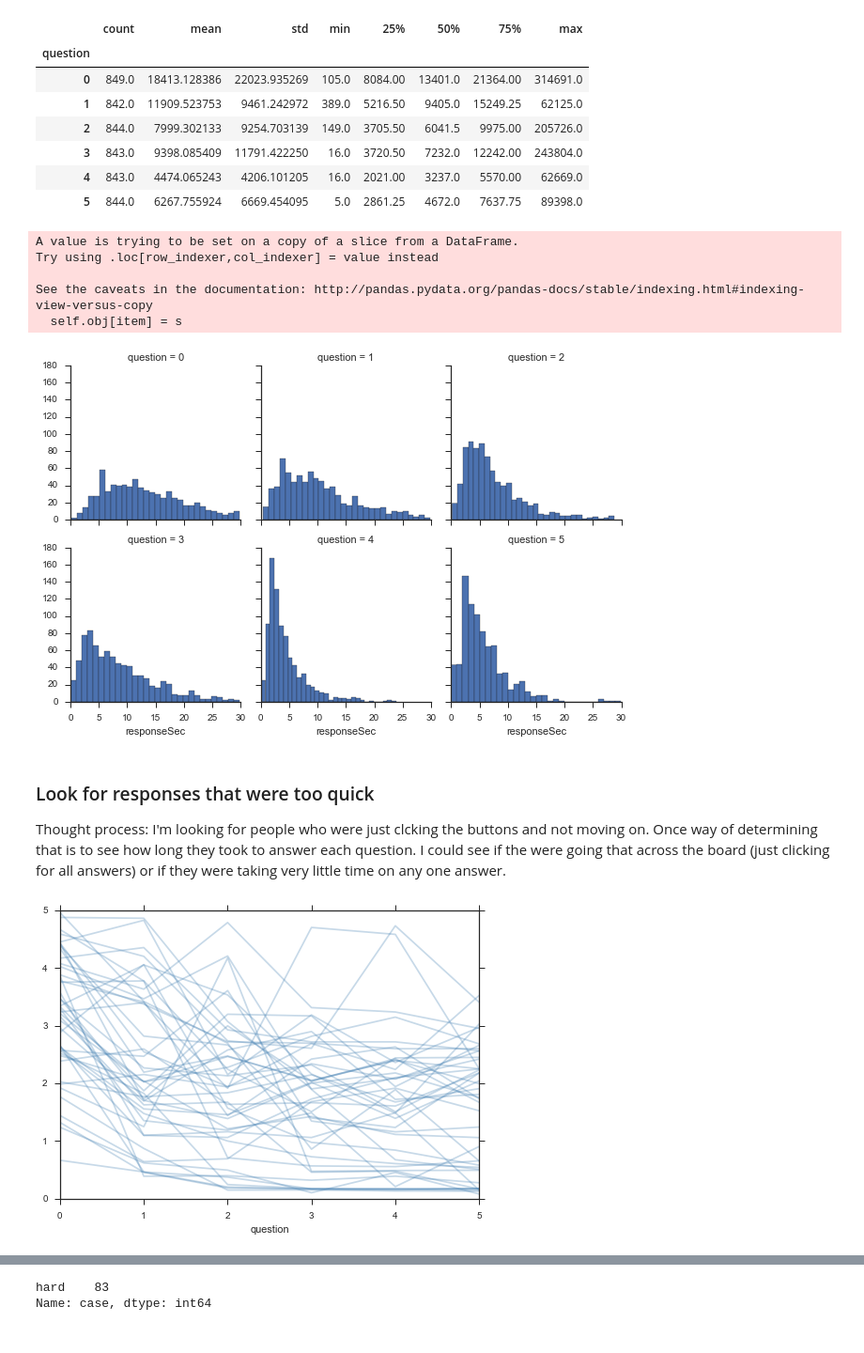
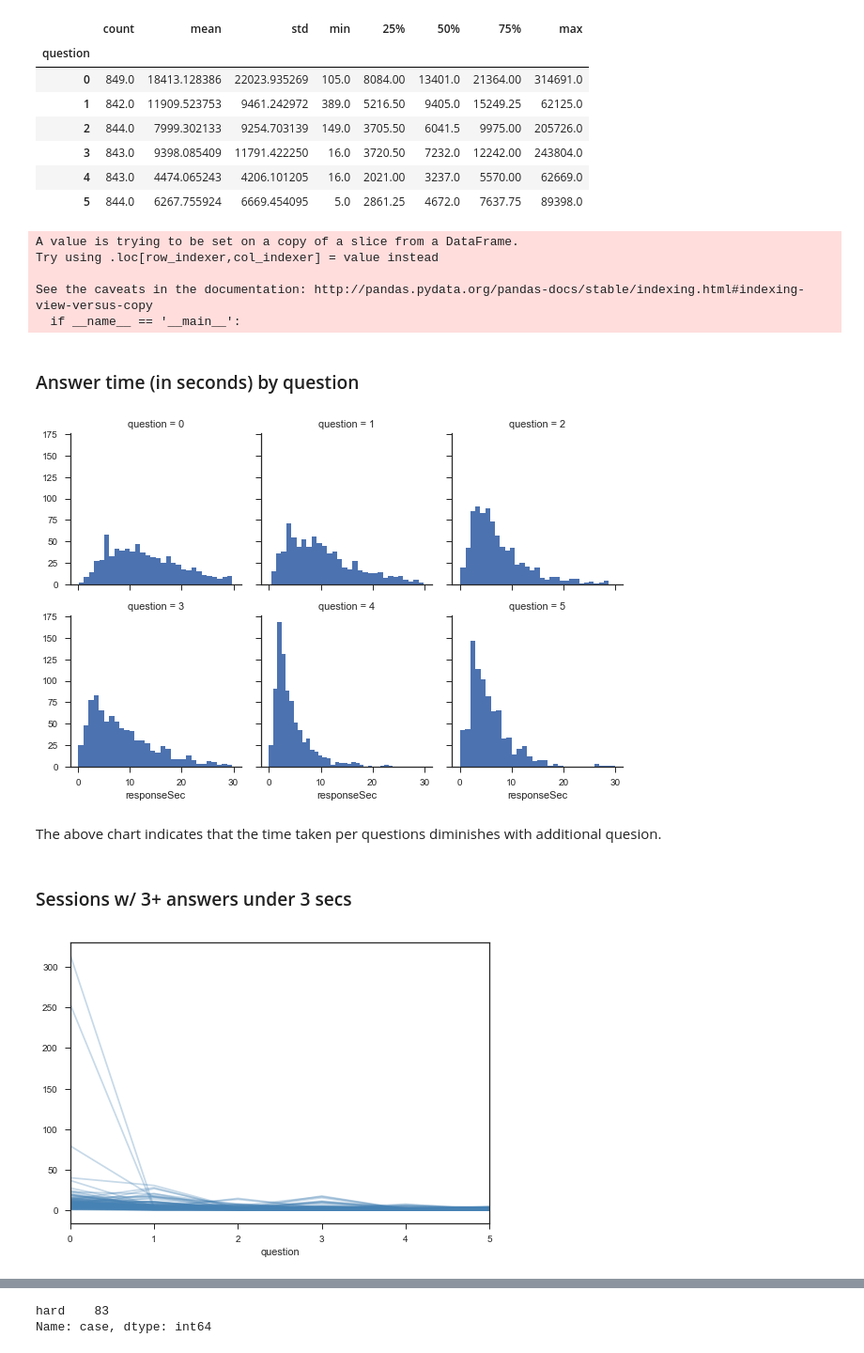
Before and after one commit to pdarche/thesis, a Jupyter notebook: notebooks/Identifying Bad Responses.ipynb, the cells around one changed output, grey strips where cells are left out. Shown at 94% size. Saved outputs shown, nothing was run; the diff lists cells and outputs as text; code cells hidden in the pictures.

```diff
--- a/notebooks/Identifying Bad Responses.ipynb
+++ b/notebooks/Identifying Bad Responses.ipynb
@@ -76,0 +94,2 @@ with_instruction_count = pd.merge(
+# %%
+duplicate_ips = df.ip.value_counts()[df.ip.value_counts() > 1].index
@@ -76,0 +105,2 @@ with_instruction_count = pd.merge(
+# %%
+df['bad_duplicate_ip'] = df.ip.isin(duplicate_ips)
@@ -98,19 +133,23 @@ svo.groupby('question').resonseTime.describe().unstack()
 | 4 | 843.0 | 4474.065243 | 4206.101205 | 16.0 | 2021.00 | 3237.0 | 5570.00 | 62669.0 |
 | 5 | 844.0 | 6267.755924 | 6669.454095 | 5.0 | 2861.25 | 4672.0 | 7637.75 | 89398.0 |
 # %%
-svo.loc[:, 'responseSec'] = svo.resonseTime / 1000
+svo['responseSec'] = svo.resonseTime / 1000
 # %% [output]
 A value is trying to be set on a copy of a slice from a DataFrame.
 Try using .loc[row_indexer,col_indexer] = value instead
 
 See the caveats in the documentation: http://pandas.pydata.org/pandas-docs/stable/indexing.html#indexing-view-versus-copy
-  self.obj[item] = s
+  if __name__ == '__main__':
+# %% [markdown]
+### Answer time (in seconds) by question
 # %%
 sns.set(style="ticks", color_codes=True)
 g = sns.FacetGrid(svo[svo.responseSec < 30], col="question", col_wrap=3)
 g = g.map(plt.hist, "responseSec", bins=30)
 # %% [output]
-[figure, old version]
+[figure, new version]
+# %% [markdown]
+The above chart indicates that the time taken per questions diminishes with additional quesion.
 # %%
 # rtdf.pivot_table(index='sessionId', values=['question', 'resonseTime'])
 # rtdf.pivot_table(index='sessionId', columns=['question', 'resonseTime'])
@@ -122,19 +161,18 @@ for name, group in svo.groupby('sessionId'):
         rows.append(row)
 # %%
 timedf = pd.DataFrame(data=rows, columns=['sessionId', 'q0', 'q1', 'q2', 'q3', 'q4', 'q5'])
-# %% [markdown]
-### Look for responses that were too quick
-Thought process: I'm looking for people who were just clcking the buttons and not moving on.  Once way of determining that is to see how long they took to answer each question.  I could see if the were going that across the board (just clicking for all answers) or if they were taking very little time on any one answer.
+# %% [markdown]
+### Sessions w/ 3+ answers under 3 secs
 # %%
 fig, ax = plt.subplots(1, 1)
 # svo.groupby('sessionId').plot.line(x='question', y='responseSec', ax=ax, alpha=0.7)
 bad_sessions = []
 for name, group in svo.groupby('sessionId'):
-    if (group.responseSec < 5).all():
+    if np.where(group.responseSec < 3)[0].shape[0] >= 3:
         group.plot(x='question', y='responseSec', ax=ax, alpha=0.3, legend=False, color='steelblue')
         bad_sessions.append(name)
 # %% [output]
-[figure, old version]
+[figure, new version]
 # %%
 bdf = df[df._id.isin(bad_sessions)]
 bdf.shape
```
Also changed, not shown: parts of 31 cells of this notebook, 11 other files.
